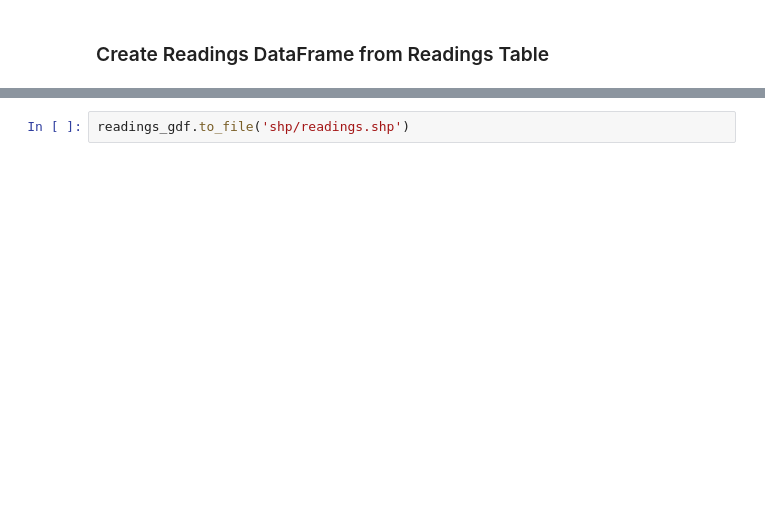
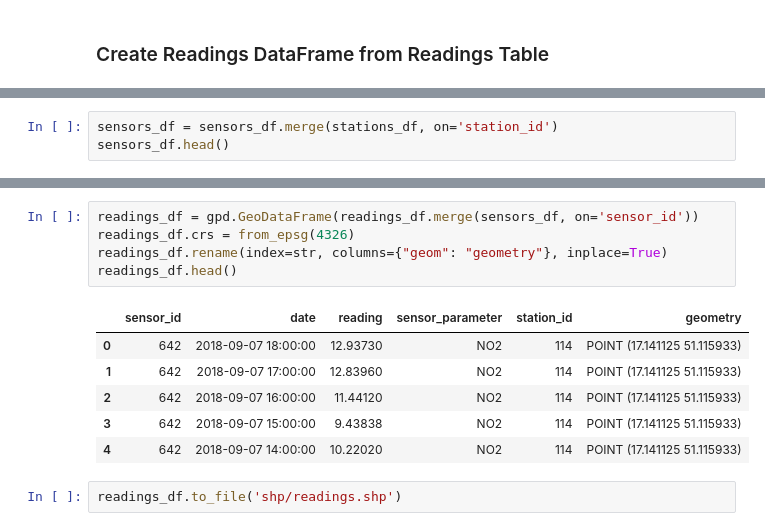
Before and after one commit to lukaszKielar/Home-Air-Quality-Station, a Jupyter notebook: python/GIOS_readings.ipynb, the cells around one changed output, grey strips where cells are left out. Cells and saved outputs as stored; diff of their text form; blank space fills up the shorter version.

```diff
--- a/python/GIOS_readings.ipynb
+++ b/python/GIOS_readings.ipynb
@@ -532,0 +496,3 @@ readings_gdf.crs = from_epsg(4326)
+# %%
+sensors_df = sensors_df.merge(stations_df, on='station_id')
+sensors_df.head()
@@ -533,2 +506,14 @@ readings_gdf.crs = from_epsg(4326)
+# %%
+readings_df = gpd.GeoDataFrame(readings_df.merge(sensors_df, on='sensor_id'))
+readings_df.crs = from_epsg(4326)
+readings_df.rename(index=str, columns={"geom": "geometry"}, inplace=True)
+readings_df.head()
+# %% [output]
+|  | sensor_id | date | reading | sensor_parameter | station_id | geometry |
+| 0 | 642 | 2018-09-07 18:00:00 | 12.93730 | NO2 | 114 | POINT (17.141125 51.115933) |
+| 1 | 642 | 2018-09-07 17:00:00 | 12.83960 | NO2 | 114 | POINT (17.141125 51.115933) |
+| 2 | 642 | 2018-09-07 16:00:00 | 11.44120 | NO2 | 114 | POINT (17.141125 51.115933) |
+| 3 | 642 | 2018-09-07 15:00:00 | 9.43838 | NO2 | 114 | POINT (17.141125 51.115933) |
+| 4 | 642 | 2018-09-07 14:00:00 | 10.22020 | NO2 | 114 | POINT (17.141125 51.115933) |
 # %%
-readings_gdf.to_file('shp/readings.shp')
+readings_df.to_file('shp/readings.shp')
```
Also changed, not shown: parts of 39 cells of this notebook, 17 other files.
